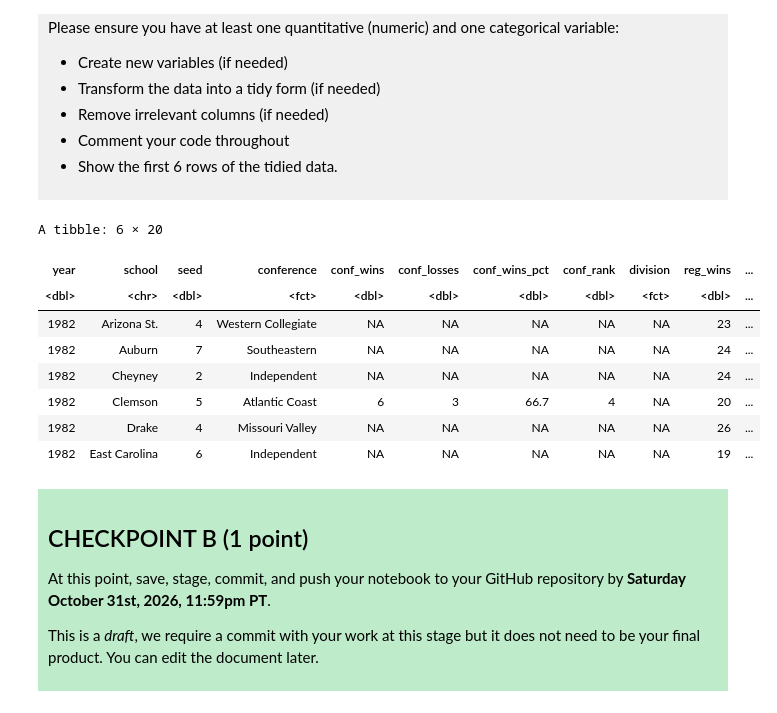
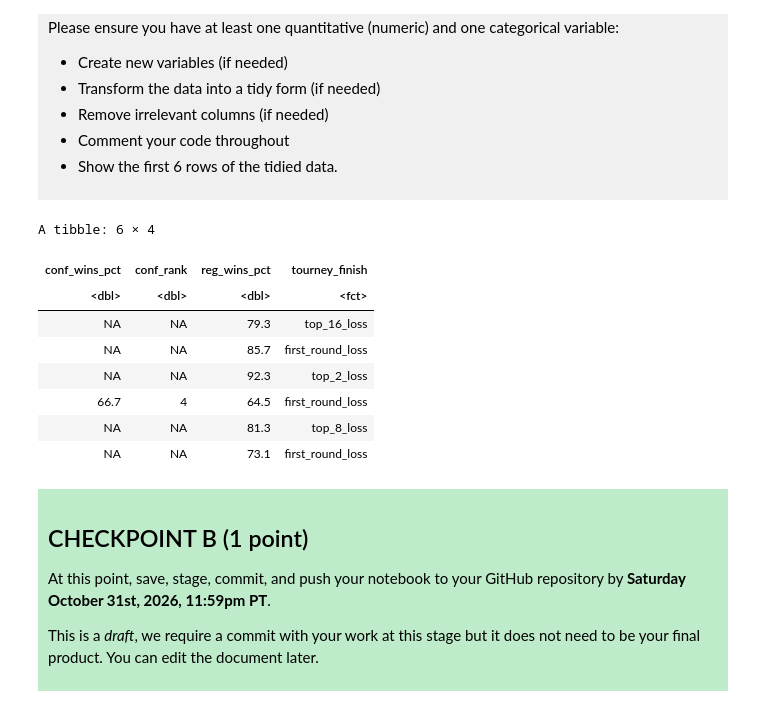
Before and after one commit to OL-git48/dsci-100-project-oliverlo, a Jupyter notebook: dsci-100-project-notebook.ipynb, the cells around one changed output. Saved outputs shown, nothing was run; the diff lists cells and outputs as text; code cells hidden in the pictures.

Commit message:
re-updated the useful columns and code commenting

```diff
--- a/dsci-100-project-notebook.ipynb
+++ b/dsci-100-project-notebook.ipynb
@@ -214,27 +224,23 @@ Produce a tidy data set that could be used to answer your research question usin
 # %%
 ### EDIT THIS CODE CELL ###
 
 
 womens_march_madness<- womens_march_madness|>
-mutate(tourney_finish=as_factor(tourney_finish),
-       bid=as_factor(bid),
-       division=as_factor(division),
-       conference = as_factor(conference),
-       division = as_factor(division)
+select(conf_wins_pct, conf_rank, reg_wins_pct, tourney_finish)|> #only need the 3 predictors and 1 class columns
+mutate(tourney_finish =as_factor(tourney_finish)) #tourney_finish is a categorical variable
 
 
-      )
 head(womens_march_madness)
 # %% [output]
-A tibble: 6 × 20
+A tibble: 6 × 4
-| year | school | seed | conference | conf_wins | conf_losses | conf_wins_pct | conf_rank | division | reg_wins | ... |
-| <dbl> | <chr> | <dbl> | <fct> | <dbl> | <dbl> | <dbl> | <dbl> | <fct> | <dbl> | ... |
-| 1982 | Arizona St. | 4 | Western Collegiate | NA | NA | NA | NA | NA | 23 | ... |
-| 1982 | Auburn | 7 | Southeastern | NA | NA | NA | NA | NA | 24 | ... |
-| 1982 | Cheyney | 2 | Independent | NA | NA | NA | NA | NA | 24 | ... |
-| 1982 | Clemson | 5 | Atlantic Coast | 6 | 3 | 66.7 | 4 | NA | 20 | ... |
-| 1982 | Drake | 4 | Missouri Valley | NA | NA | NA | NA | NA | 26 | ... |
-| 1982 | East Carolina | 6 | Independent | NA | NA | NA | NA | NA | 19 | ... |
+| conf_wins_pct | conf_rank | reg_wins_pct | tourney_finish |
+| <dbl> | <dbl> | <dbl> | <fct> |
+| NA | NA | 79.3 | top_16_loss |
+| NA | NA | 85.7 | first_round_loss |
+| NA | NA | 92.3 | top_2_loss |
+| 66.7 | 4 | 64.5 | first_round_loss |
+| NA | NA | 81.3 | top_8_loss |
+| NA | NA | 73.1 | first_round_loss |
 # %% [markdown]
 <div style="background-color: #beebca; padding: 10px;">
 
```
Also changed, not shown: parts of 2 cells of this notebook.
